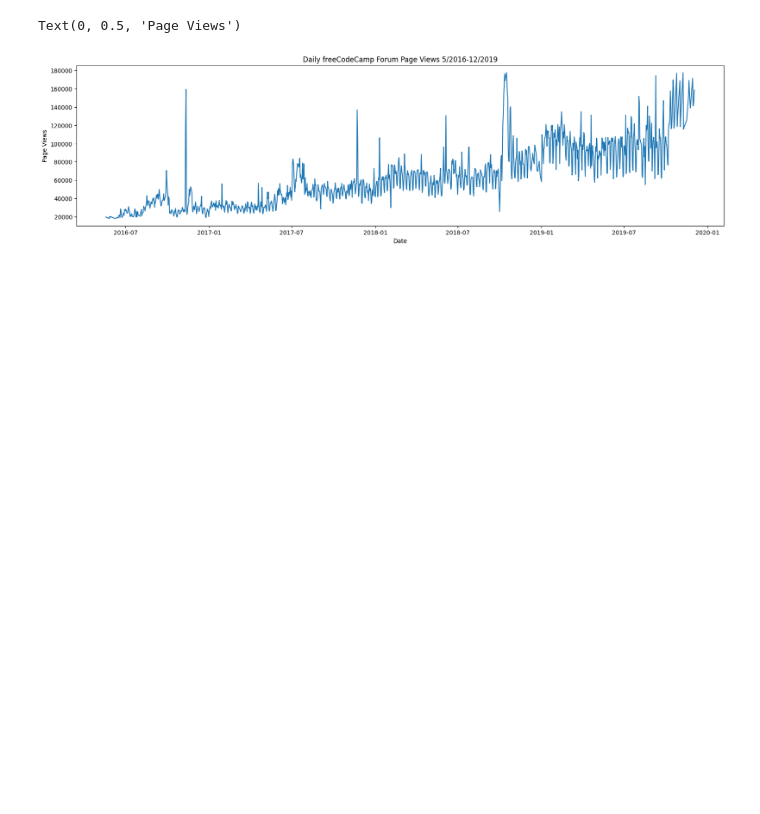
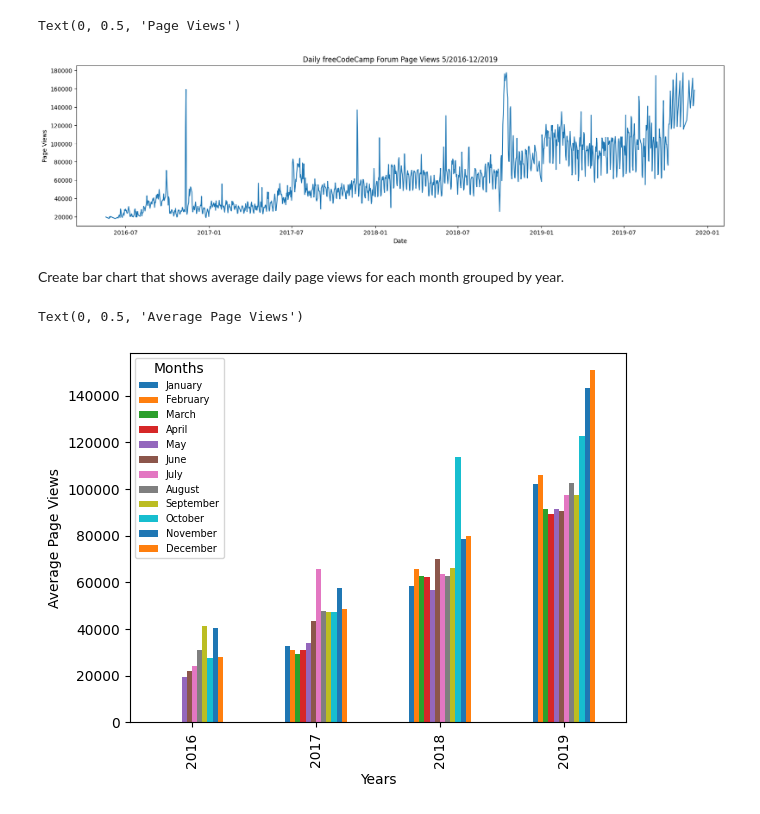
Before and after one commit to GiancarloN/Data-Analysis-with-Python, a Jupyter notebook: 04 - Page View Time Series/page-view.ipynb, the cells around one changed output. Drawn from its saved outputs; the diff is of its cells as text; code cells hidden in the pictures; blank space fills up the shorter version.

```diff
--- a/04 - Page View Time Series/page-view.ipynb
+++ b/04 - Page View Time Series/page-view.ipynb
@@ -35,3 +37,20 @@ plt.ylabel("Page Views")
 # %% [output]
 Text(0, 0.5, 'Page Views')
 [figure]
+# %% [markdown]
+Create bar chart that shows average daily page views for each month grouped by year.
+# %%
+df_bar = df.copy()
+df_bar["Year"] = pd.DatetimeIndex(df_bar.index).year
+df_bar["Month"] = pd.DatetimeIndex(df_bar.index).month
+# %%
+df_bar = df_bar.groupby(['Year', 'Month'])['value'].mean().unstack()
+# %%
+months = ['January', 'February', 'March', 'April', 'May', 'June', 'July', 'August', 'September', 'October', 'November', 'December']
+fig = df_bar.plot.bar()
+fig.legend(months, title='Months', prop={'size': 7})
+plt.xlabel("Years")
+plt.ylabel("Average Page Views")
+# %% [output]
+Text(0, 0.5, 'Average Page Views')
+[figure, added]
```
Also changed, not shown: parts of 1 cell of this notebook.
